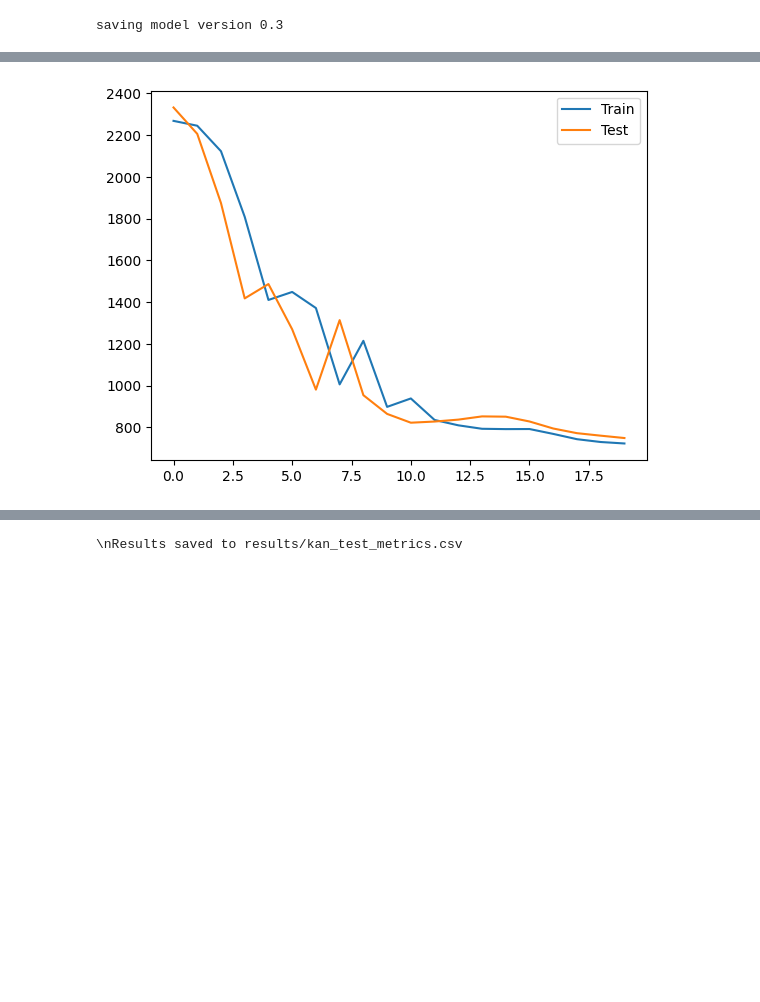
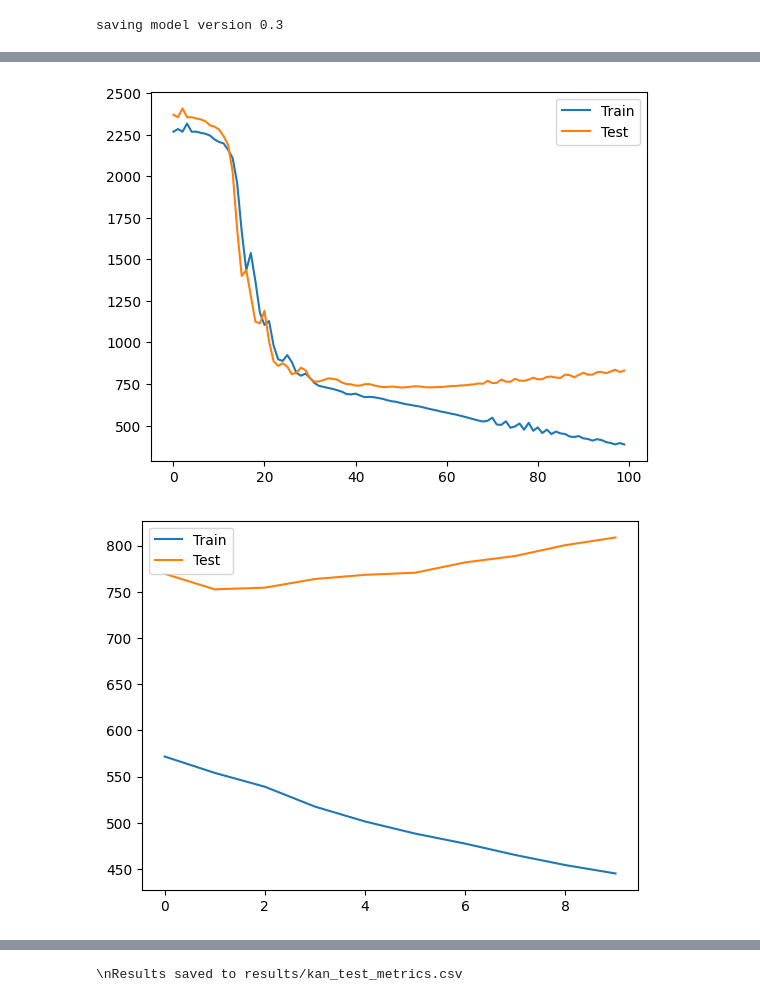
Before and after one commit to clydewatts1/PFDA-programming-for-data-analytics, a Jupyter notebook: big_project/big_project_KAN.ipynb, the cells around one changed output, grey strips where cells are left out. Drawn from its saved outputs; the diff is of its cells as text; code cells hidden in the pictures; blank space fills up the shorter version.

```diff
--- a/big_project/big_project_KAN.ipynb
+++ b/big_project/big_project_KAN.ipynb
@@ -330,9 +338,9 @@ fit - exploration - finds all possible relationships with the weather data , the
 input_dim = X_train.shape[1]
 print(f"Input dimension for KAN: {input_dim}")
 
-model = kan.KAN(width=[input_dim,5, 1],
-                 grid=8,
-                 k=3,
+model = kan.KAN(width=[input_dim,5, 1], # layers
+                 grid=12, # Number of control points
+                 k=3,   # order of equation
                  seed=42)
 
 print("Starting KAN Training (using LBFGS optimizer)...")
@@ -340,14 +348,14 @@ print(f"Input dimension: {input_dim}")
 print(f"Training samples: {X_train_scaled.shape[0]}")
 print(f"Test samples: {X_test_scaled.shape[0]}")
 # 1. Initial training
-results = model.fit(dataset, opt='Adam', steps=20, lamb=0.02, lamb_entropy=0.02)
+results = model.fit(dataset, opt='Adam', steps=100, lamb=0.001, lamb_entropy=0.01)
 
 # 2. Prune
 model = model.prune()
 
 # 3. Re-train the "lean" model
 # Change: Add update_grid=False to prevent the UnboundLocalError
-results_refined = model.fit(dataset, opt='LBFGS', steps=20, lamb=0.01, update_grid=False)
+results_refined = model.fit(dataset, opt='LBFGS', steps=10, lamb=0.001, update_grid=False)
 # %% [output]
 Input dimension for KAN: 35
 checkpoint directory created: ./model
@@ -367,11 +444,17 @@ saving model version 0.3
 # %%
 # 3. Check for Convergence
 plt.plot(results['train_loss'], label='Train')
 plt.plot(results['test_loss'], label='Test')
 plt.legend()
 plt.show()
+
+plt.plot(results_refined['train_loss'], label='Train')
+plt.plot(results_refined['test_loss'], label='Test')
+plt.legend()
+plt.show()
 # %% [output]
-[figure, old version]
+[figure, new version]
+[figure, added]
 # %%
 # Check Wind Cooling (Should go UP)
 plot_kan_feature(model, "Wind Cooling", feature_cols, X_train, scaler_X)
```
Also changed, not shown: parts of 10 cells of this notebook, 9 other files.
